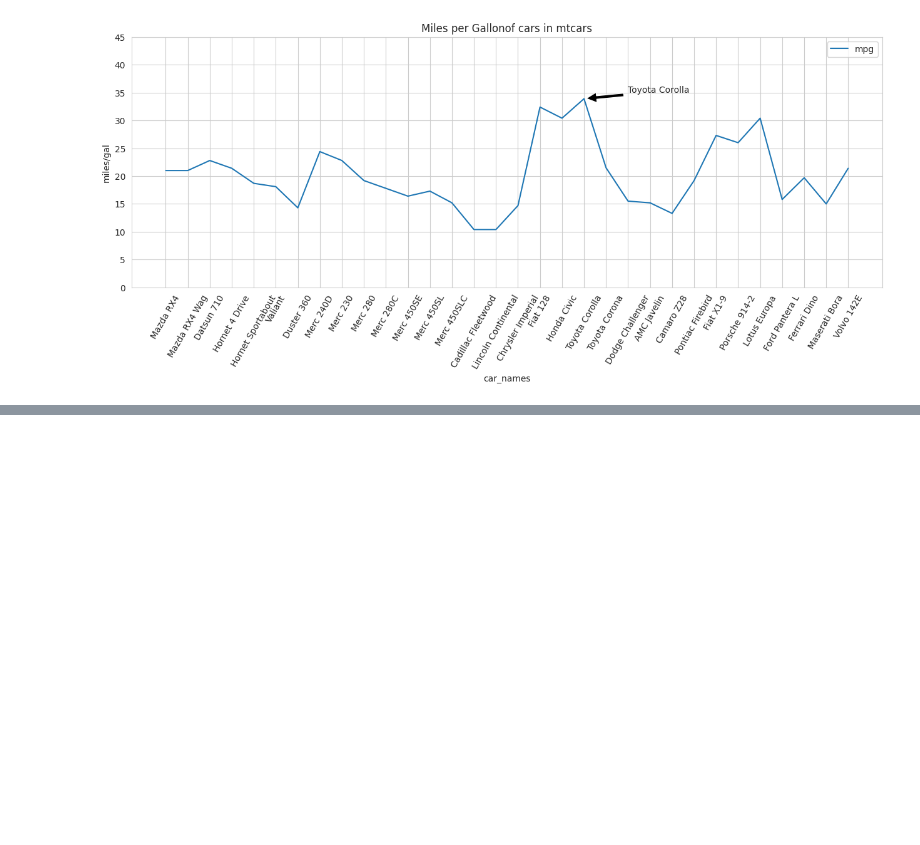
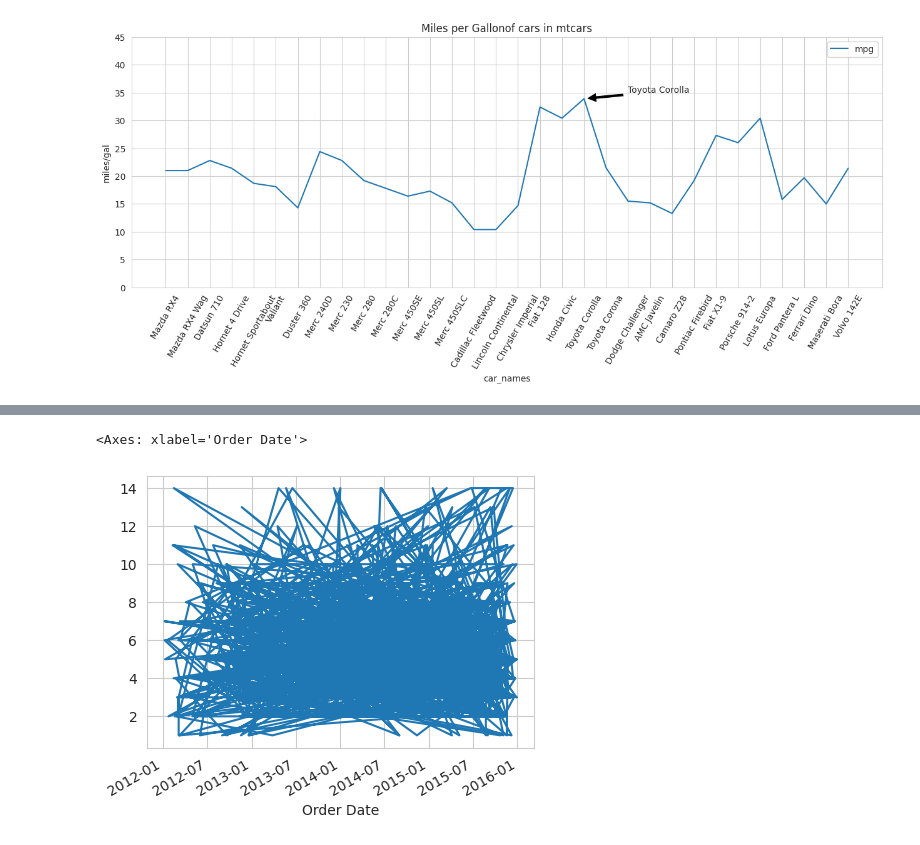
Before and after one commit to venkat56vanaparthi/data_science, a Jupyter notebook: data_visualization.ipynb, the cells around one changed output, grey strips where cells are left out. Saved outputs shown, nothing was run; the diff lists cells and outputs as text; code cells hidden in the pictures; blank space fills up the shorter version.

Commit message:
Data Visualization

```diff
--- a/data_visualization.ipynb
+++ b/data_visualization.ipynb
@@ -468,0 +482,11 @@ ax.legend(loc='best')
+# %%
+%matplotlib inline
+rcParams['figure.figsize']=5,4
+sns.set_style('whitegrid')
+# %%
+#Simplest time series plot
+address = 'Global_Superstore.csv'
+
+df = pd.read_csv(address, index_col='Order Date', parse_dates=True)
+
+df.head()
@@ -468,0 +502,5 @@ ax.legend(loc='best')
+# %%
+df['Quantity'].plot()
+# %% [output]
+<Axes: xlabel='Order Date'>
+[figure, added]
```
Also changed, not shown: parts of 11 cells of this notebook.
